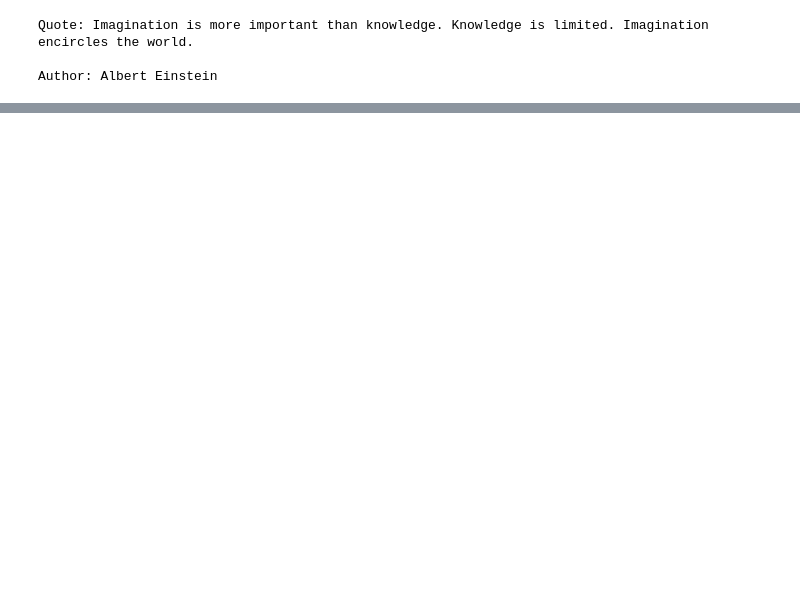
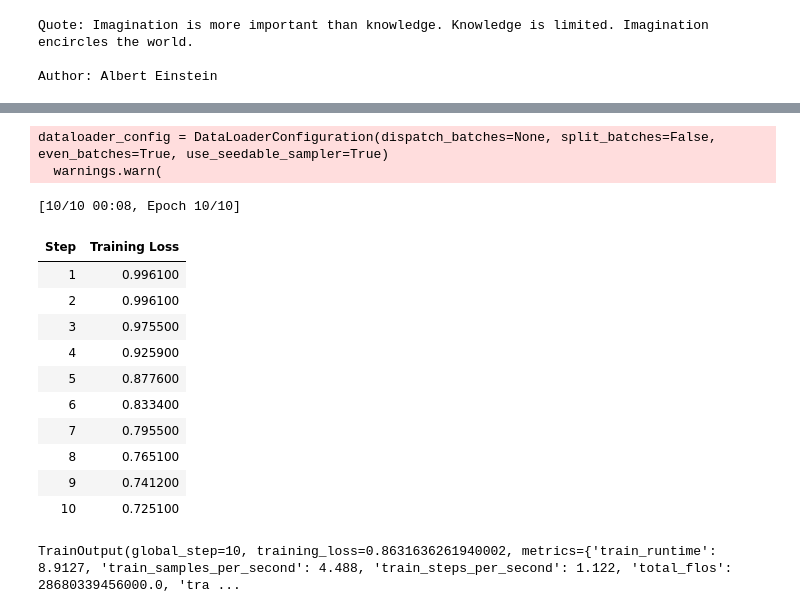
Before and after one commit to gitshiva/ML-AI, a Jupyter notebook: gemma_peft.ipynb, the cells around one changed output, grey strips where cells are left out. Drawn from its saved outputs; the diff is of its cells as text; code cells hidden in the pictures; blank space fills up the shorter version.

Commit message:
re-training worked for dosa ... fingers crossed

```diff
--- a/gemma_peft.ipynb
+++ b/gemma_peft.ipynb
@@ -339,0 +358,5 @@ Step 10/10
+# %%
+from datasets import load_dataset
+
+data1 = load_dataset("gitshiva/south-indian-recipes-csv", split=None)
+#data1 = data.map(lambda samples: tokenizer(samples["quote"]), batched=True)
@@ -339,0 +374,47 @@ Step 10/10
+# %%
+data1 = data1.map(lambda samples: tokenizer(samples["Recipe"]), batched=True)
+# %%
+import transformers
+from trl import SFTTrainer
+
+def formatting_func(example):
+    output_texts = []
+    for i in range(len(example)):
+        text = f"How to make {example['Item'][i]}\nProcedure: {example['Recipe'][i]}"
+        output_texts.append(text)
+    return output_texts
+
+trainer = SFTTrainer(
+    model=model,
+    train_dataset=data1["train"],
+    args=transformers.TrainingArguments(
+        per_device_train_batch_size=1,
+        gradient_accumulation_steps=4,
+        warmup_steps=2,
+        max_steps=10,
+        learning_rate=2e-4,
+        fp16=True,
+        logging_steps=1,
+        output_dir="outputs",
+        optim="paged_adamw_8bit"
+    ),
+    peft_config=lora_config,
+    formatting_func=formatting_func,
+)
+trainer.train()
+# %% [output]
+dataloader_config = DataLoaderConfiguration(dispatch_batches=None, split_batches=False, even_batches=True, use_seedable_sampler=True)
+  warnings.warn(
+[10/10 00:08, Epoch 10/10]
+| Step | Training Loss |
+| 1 | 0.996100 |
+| 2 | 0.996100 |
+| 3 | 0.975500 |
+| 4 | 0.925900 |
+| 5 | 0.877600 |
+| 6 | 0.833400 |
+| 7 | 0.795500 |
+| 8 | 0.765100 |
+| 9 | 0.741200 |
+| 10 | 0.725100 |
+TrainOutput(global_step=10, training_loss=0.8631636261940002, metrics={'train_runtime': 8.9127, 'train_samples_per_second': 4.488, 'train_steps_per_second': 1.122, 'total_flos': 28680339456000.0, 'tra ...
```
Also changed, not shown: parts of 14 cells of this notebook.
